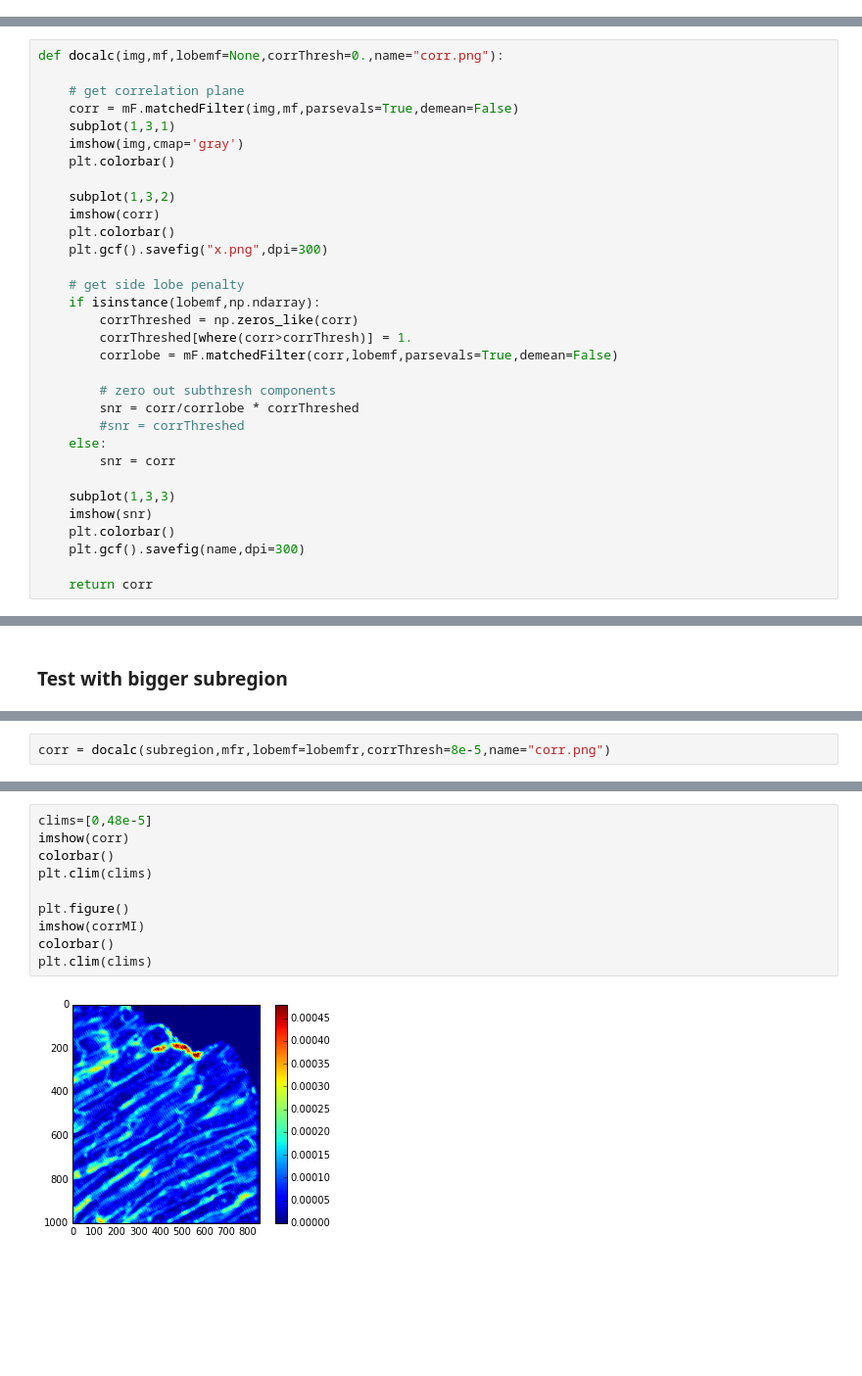
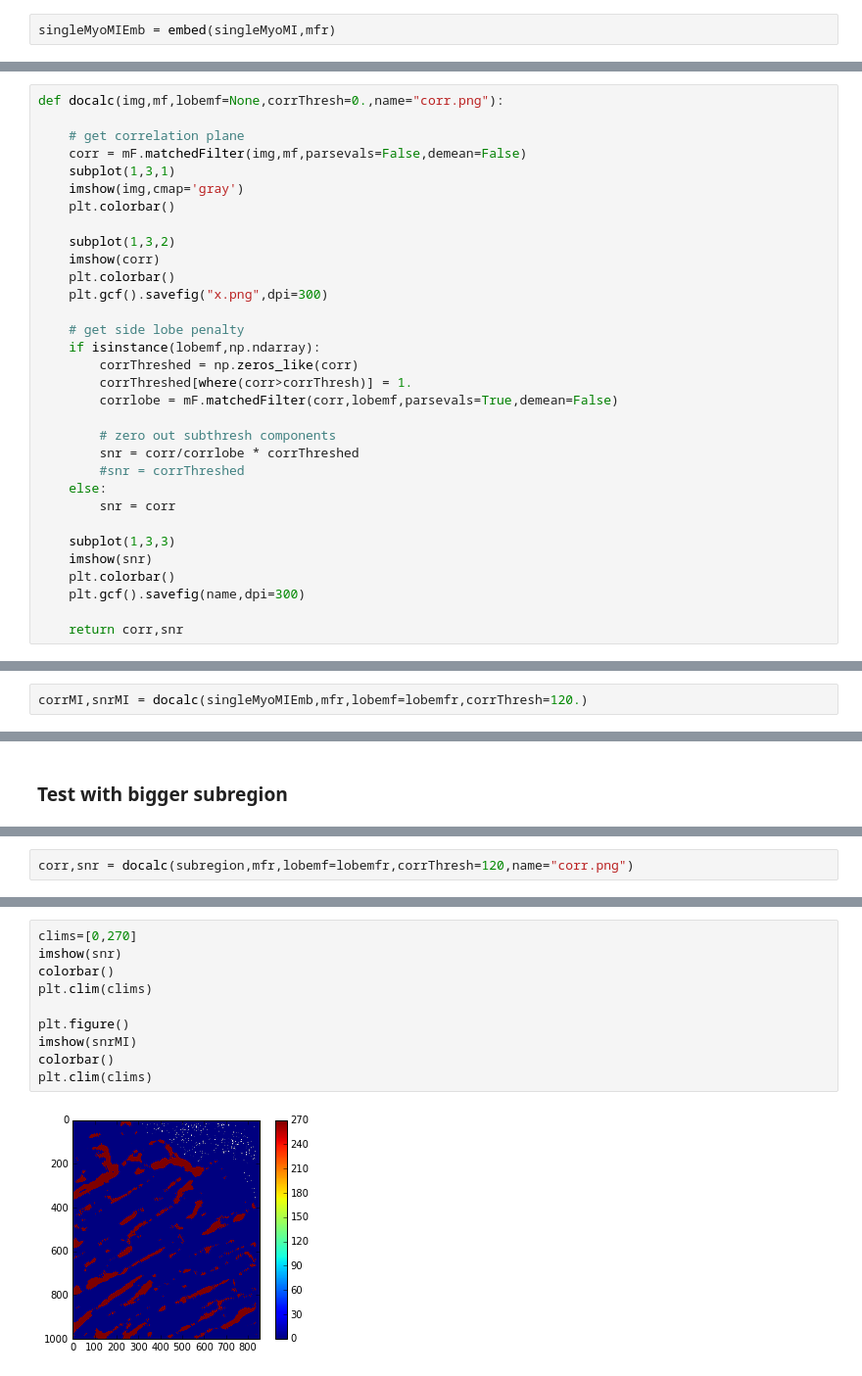
Before and after one commit to huskeypm/gpu_detect, a Jupyter notebook: tissuetests.ipynb, the cells around one changed output, grey strips where cells are left out. Shown at 98% size. Drawn from its saved outputs; the diff is of its cells as text; blank space fills up the shorter version.

```diff
--- a/tissuetests.ipynb
+++ b/tissuetests.ipynb
@@ -121,0 +147,2 @@ imshow(singleMyoEmb)
+# %%
+singleMyoMIEmb = embed(singleMyoMI,mfr)
@@ -128,7 +154,7 @@ True
 def docalc(img,mf,lobemf=None,corrThresh=0.,name="corr.png"):
 
     # get correlation plane
-    corr = mF.matchedFilter(img,mf,parsevals=True,demean=False)
+    corr = mF.matchedFilter(img,mf,parsevals=False,demean=False)
     subplot(1,3,1)
     imshow(img,cmap='gray')
     plt.colorbar()
@@ -155,7 +181,7 @@ def docalc(img,mf,lobemf=None,corrThresh=0.,name="corr.png"):
     plt.colorbar()
     plt.gcf().savefig(name,dpi=300)
 
-    return corr
+    return corr,snr
 # %% [markdown]
 ### test with embedded signal first, just to get idea for correlation response
 # %%
@@ -173,0 +195,2 @@ imshow(corr/corrlobe)
+# %%
+corrMI,snrMI = docalc(singleMyoMIEmb,mfr,lobemf=lobemfr,corrThresh=120.)
@@ -197,3 +222,3 @@ corr=docalc(subregion,mfr)
 # %%
-corr = docalc(subregion,mfr,lobemf=lobemfr,corrThresh=8e-5,name="corr.png")
+corr,snr = docalc(subregion,mfr,lobemf=lobemfr,corrThresh=120,name="corr.png")
 # %% [output]
@@ -213,12 +240,12 @@ Some cell boundaries are OK (have TTs), but many do not
 # %%
-clims=[0,48e-5]
-imshow(corr)
+clims=[0,270]
+imshow(snr)
 colorbar()
 plt.clim(clims)
 
 plt.figure()
-imshow(corrMI)
+imshow(snrMI)
 colorbar()
 plt.clim(clims)
 # %% [output]
-[figure, old version]
+[figure, new version]
```
Also changed, not shown: parts of 32 cells of this notebook, 1 other file.
